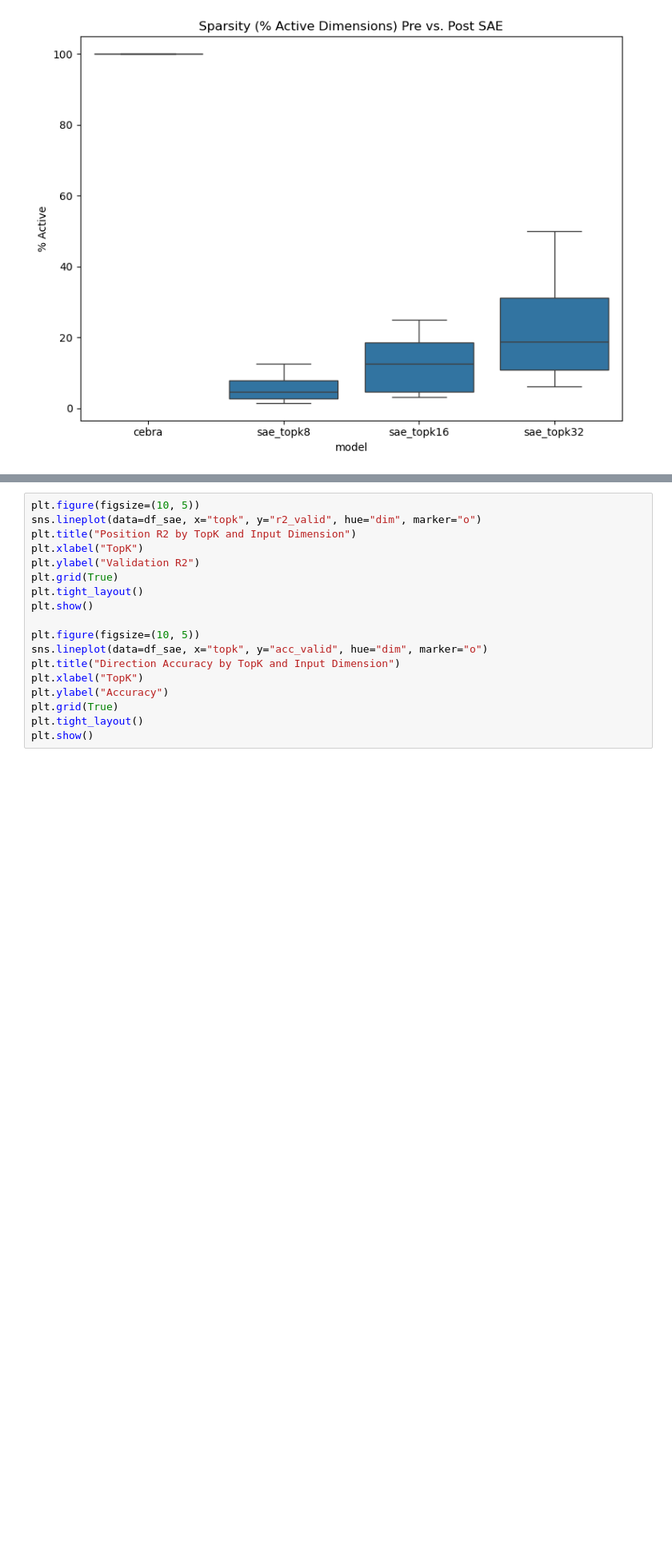
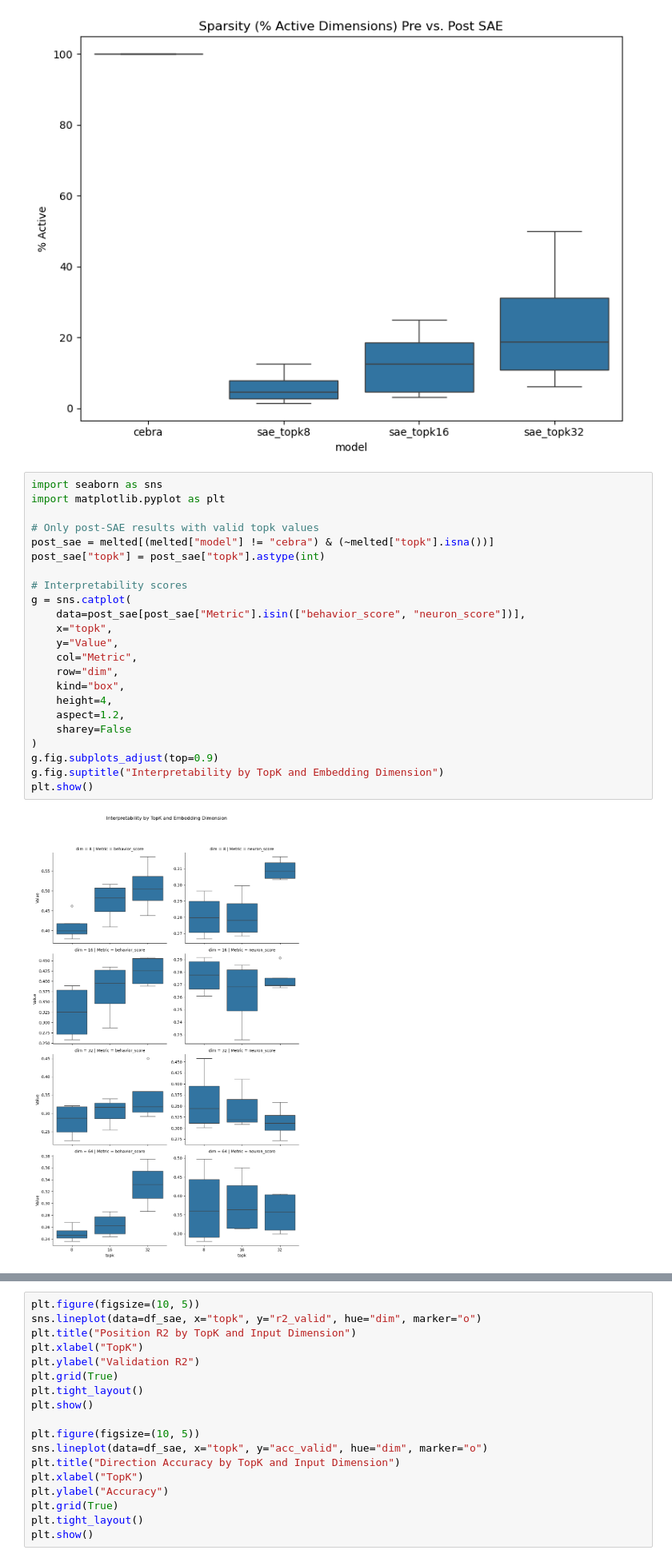
Before and after one commit to Aleph-Null-123/interpretable-neural-embeddings, a Jupyter notebook: embedding_evals/megascript.ipynb, the cells around one changed output, grey strips where cells are left out. Shown at 80% size. Drawn from its saved outputs; the diff is of its cells as text; blank space fills up the shorter version.

Commit message:
added plot breakdown by embedding size

```diff
--- a/embedding_evals/megascript.ipynb
+++ b/embedding_evals/megascript.ipynb
@@ -169,6 +169,31 @@ plt.show()
 [figure]
 [figure]
 [figure]
+# %%
+import seaborn as sns
+import matplotlib.pyplot as plt
+
+# Only post-SAE results with valid topk values
+post_sae = melted[(melted["model"] != "cebra") & (~melted["topk"].isna())]
+post_sae["topk"] = post_sae["topk"].astype(int)
+
+# Interpretability scores
+g = sns.catplot(
+    data=post_sae[post_sae["Metric"].isin(["behavior_score", "neuron_score"])],
+    x="topk",
+    y="Value",
+    col="Metric",
+    row="dim",
+    kind="box",
+    height=4,
+    aspect=1.2,
+    sharey=False
+)
+g.fig.subplots_adjust(top=0.9)
+g.fig.suptitle("Interpretability by TopK and Embedding Dimension")
+plt.show()
+# %% [output]
+[figure, added]
 # %%
 df_sae = df_results[df_results["topk"].notna()]  # Only post-SAE
 
```
Also changed, not shown: 1 other file.
